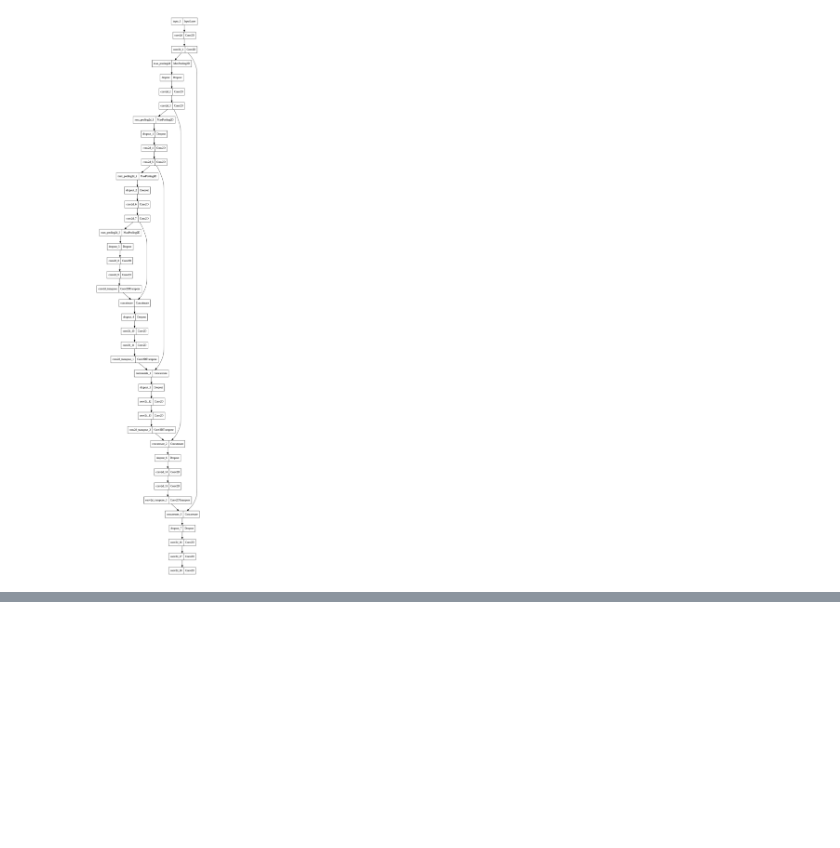
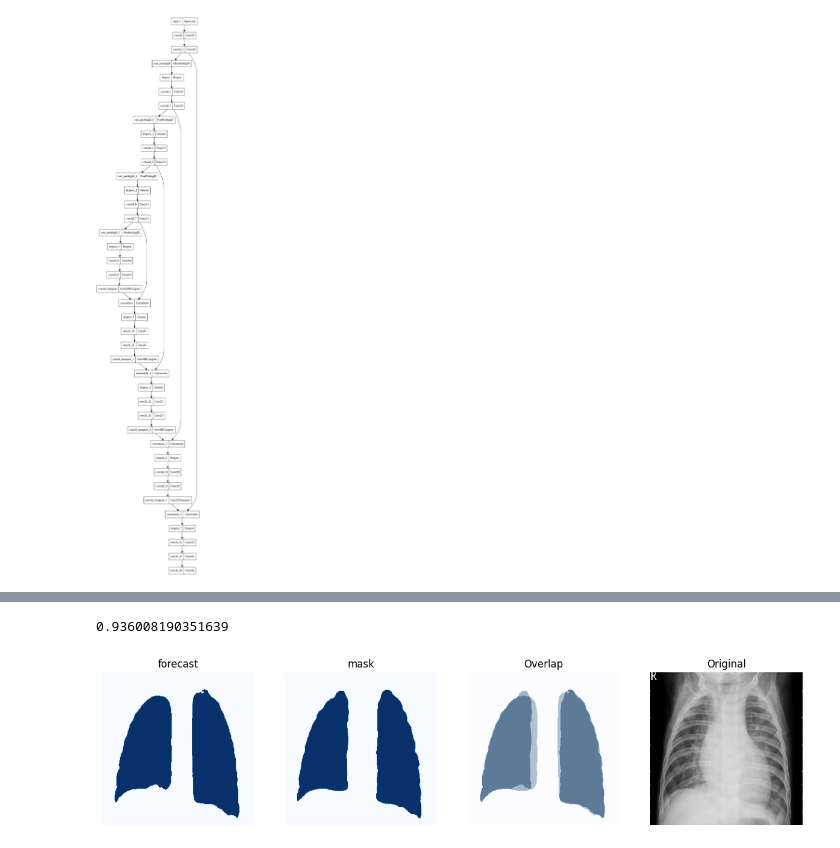
Before and after one commit to zhangmmYS/Unet, a Jupyter notebook: darwin_segmentaion.ipynb, the cells around one changed output, grey strips where cells are left out. Drawn from its saved outputs; the diff is of its cells as text; code cells hidden in the pictures; blank space fills up the shorter version.

```diff
--- a/darwin_segmentaion.ipynb
+++ b/darwin_segmentaion.ipynb
@@ -82,8 +82,8 @@ plt.imshow(plt.imread(images_path[0]))
 <matplotlib.image.AxesImage at 0x...>
 [figure]
 # %%
-img_row = 512
-img_col = 512
+img_row = 256
+img_col = 256
 img_chan = 3
 target_shape = (img_row, img_col, img_chan)
 num_imgs=len(images_path)
@@ -127,7 +127,7 @@ def dice_coef_loss(y_true, y_pred):
 # %%
 def build_model(start_neurons):
 
-    input_layer = Input((512, 512, 1))
+    input_layer = Input((256, 256, 1))
 
     conv1 = Conv2D(start_neurons * 1, (3, 3), activation="relu", padding="same")(input_layer)
     conv1 = Conv2D(start_neurons * 1, (3, 3), activation="relu", padding="same")(conv1)
@@ -244,5 +263,5 @@ model.evaluate(test_images, test_masks)
 # %%
-def test_on_image(model, img_array, img_num, img_side_size = 512):
+def test_on_image(model, img_array, img_num, img_side_size = 256):
 
     pred = model.predict(img_array[img_num].reshape(1,img_side_size,img_side_size,1))
     pred[pred>0.5] = 1.0
@@ -281,5 +300,6 @@ def dice_coef_test(y_true, y_pred):
     return 2. * intersection / union
 
 IMG_NUM = 3 #Melhor img_num 12 (0.98) Pior img_num 10 (0.9)
-prediction = test_on_image(model, img_array = test_images, img_num = IMG_NUM, img_side_size = 512)
+prediction = test_on_image(model, img_array = test_images, img_num = IMG_NUM, img_side_size = 256)
 dice_coef_test(y_true = test_masks[IMG_NUM], y_pred = prediction)
+# %% [output]
@@ -286,3 +307,5 @@ dice_coef_test(y_true = test_masks[IMG_NUM], y_pred = prediction)
+0.936008190351639
+[figure, added]
 # %%
 def get_metrics(history):
     fig = plt.figure(figsize = (10,10))
```
Also changed, not shown: parts of 7 cells of this notebook.
